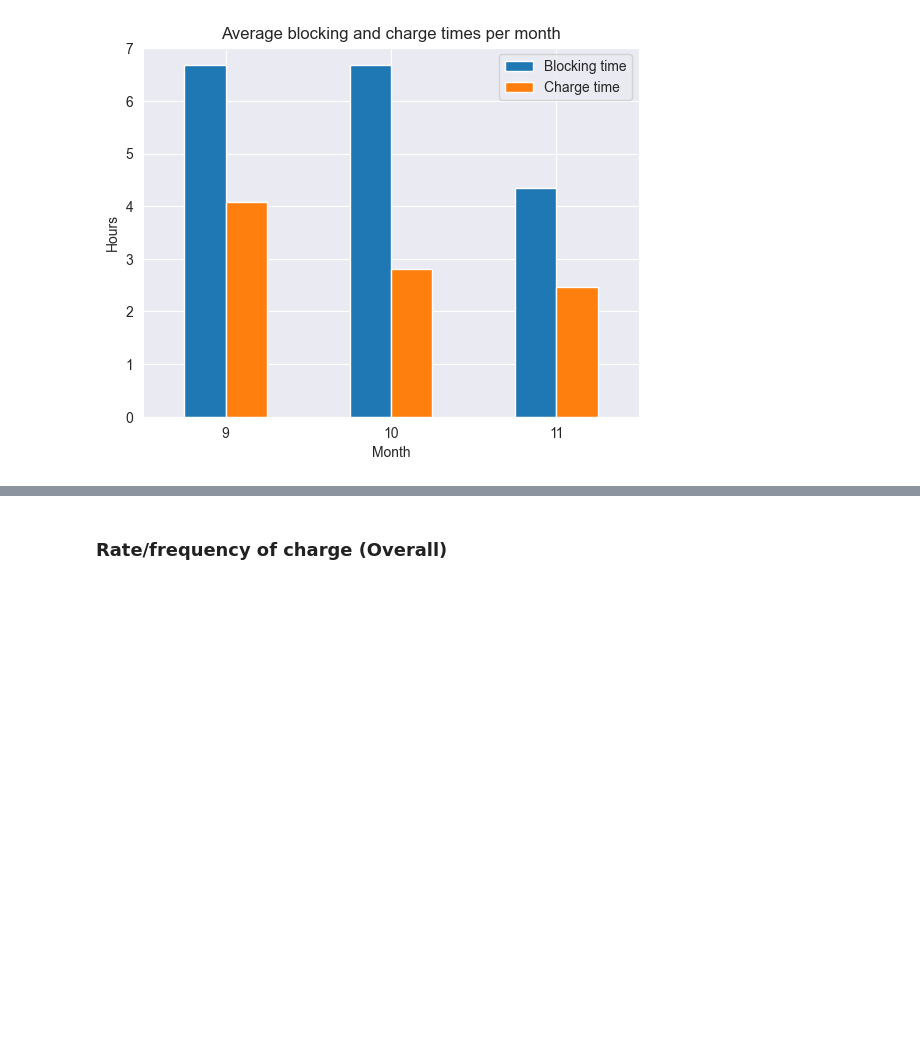
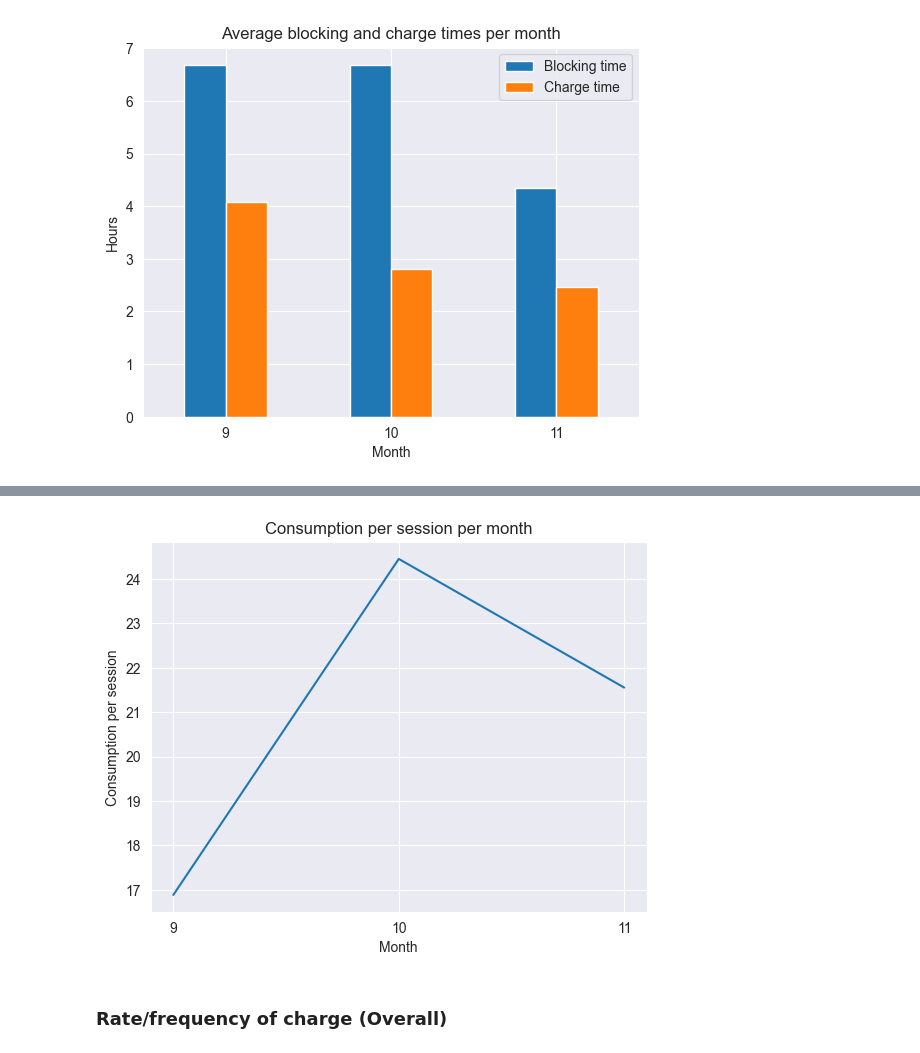
Before and after one commit to Omotayewo/EV-charging-analysis, a Jupyter notebook: Notebooks/Analysis of Electric Vehicle Charging Transactions (Employees).ipynb, the cells around one changed output, grey strips where cells are left out. Drawn from its saved outputs; the diff is of its cells as text; code cells hidden in the pictures; blank space fills up the shorter version.

```diff
--- a/Notebooks/Analysis of Electric Vehicle Charging Transactions (Employees).ipynb
+++ b/Notebooks/Analysis of Electric Vehicle Charging Transactions (Employees).ipynb
@@ -447,3 +448,22 @@ employee_data['Blocking time'].sum()
+# %%
+amount_of_consumption = employee_data.groupby('Plugged_in_month')['Verbrauch (kWh)'].sum()
+num_of_sessions = employee_data.groupby('Plugged_in_month')['Charge time'].count()
+
+employee_data_kwh_per_session = (amount_of_consumption / num_of_sessions).reset_index()
+# %%
+sns.lineplot(
+    data=employee_data_kwh_per_session,
+    x='Plugged_in_month',
+    y=0
+)
+plt.xticks([9,10,11], label=['September', 'October', 'November'])
+plt.xlabel('Month')
+plt.ylabel('Consumption per session')
+plt.title('Consumption per session per month')
+plt.savefig('../Images/Employees/Redo/consumption-per-session-per-month')
+plt.show()
+# %% [output]
+[figure, added]
 # %%
 #employee_data.groupby('EVSE-ID')['Charge time'].sum().sort_values(ascending=True).plot(kind='barh')
 # %%
```
Also changed, not shown: parts of 42 cells of this notebook, 2 other files.
